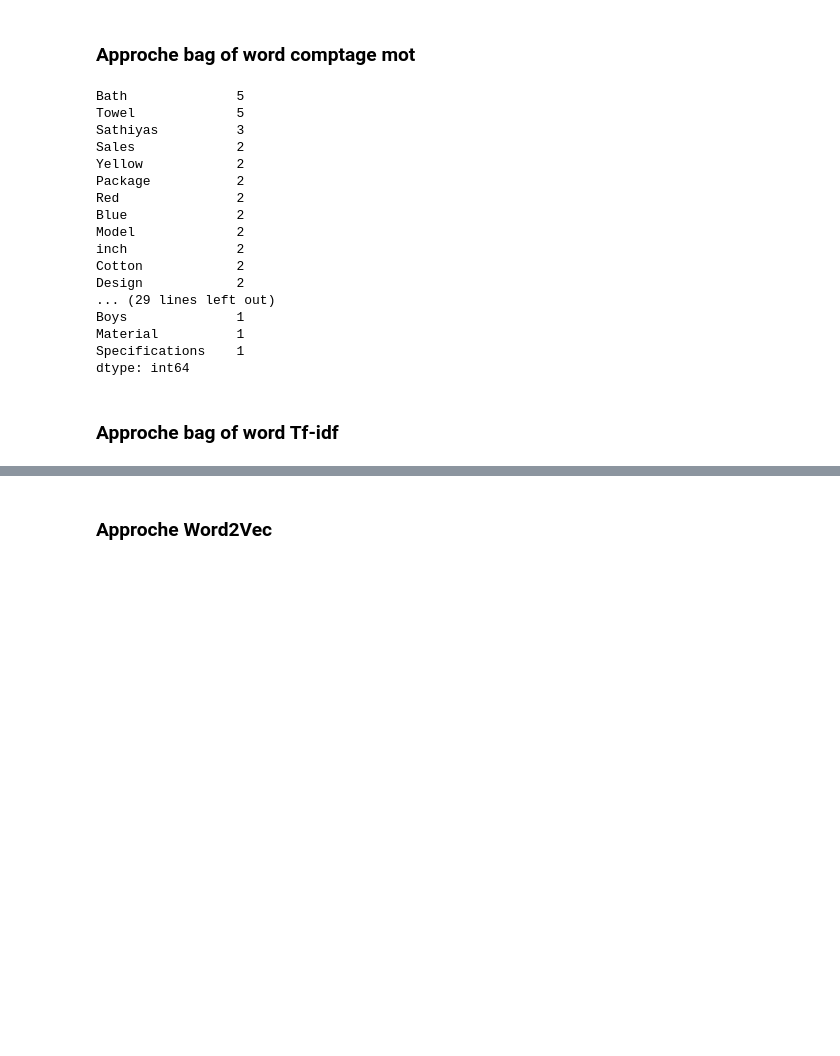
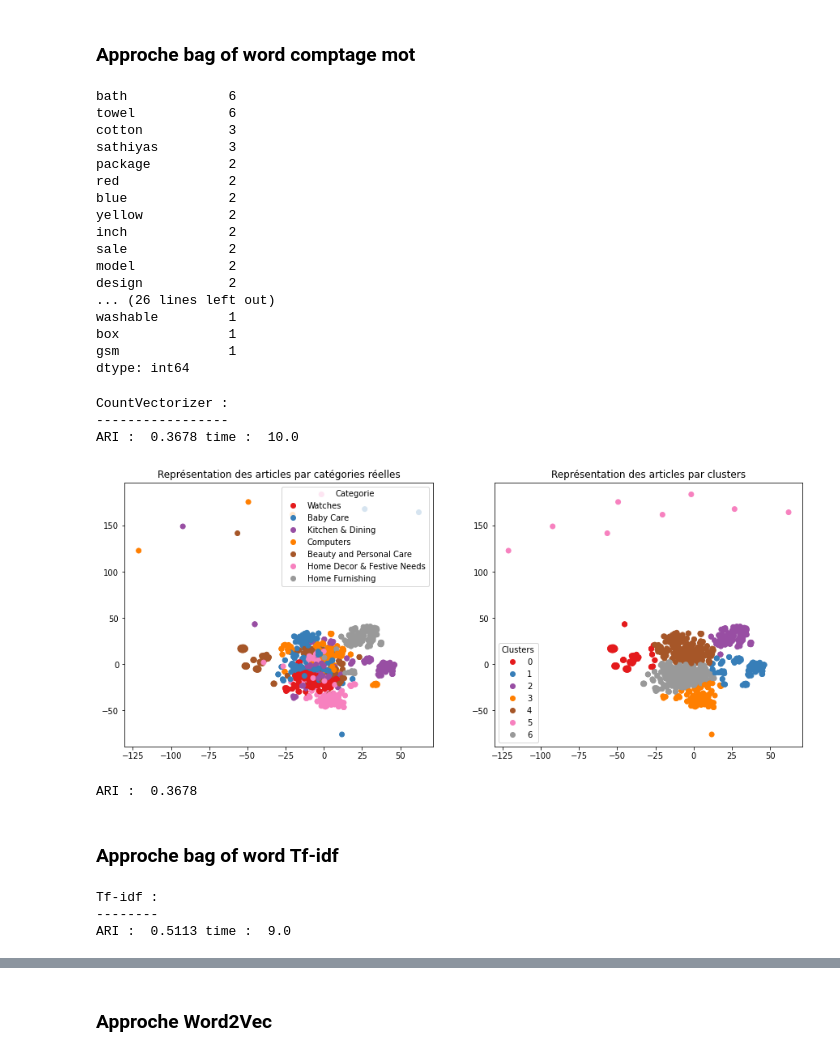
Before and after one commit to 0SJ0/Marketplace, a Jupyter notebook: P6_Notebook.ipynb, the cells around one changed output, grey strips where cells are left out. Drawn from its saved outputs; the diff is of its cells as text; code cells hidden in the pictures; blank space fills up the shorter version.

```diff
--- a/P6_Notebook.ipynb
+++ b/P6_Notebook.ipynb
@@ -339,7 +344,16 @@ def stop_word_filter_fct(list_words) :
     filtered_w2 = [w for w in filtered_w if len(w) > 2]
     return filtered_w2
 
+# En minuscule
+def lower_start_fct(list_words) :
+    lw = [w.lower() for w in list_words]
+    return lw
 
-test=stop_word_filter_fct(tokenizer_fct(test))
-test
+def lemma_fct(list_words) :
+    lemmatizer = WordNetLemmatizer()
+    lem_w = [lemmatizer.lemmatize(w) for w in list_words]
+    return lem_w
+
+test2=lemma_fct(lower_start_fct(stop_word_filter_fct(tokenizer_fct(test))))
+test2
 # %% [output]
@@ -362,0 +407,4 @@ test
+# %%
+l_cat = list(set(df["categorie_article"]))
+print("catégories : ", l_cat)
+y_cat_num = [(1-l_cat.index(df.iloc[i]["categorie_article"])) for i in range(len(df))]
@@ -362,0 +413,6 @@ test
+# %%
+
+df['length_bow'] = df['sentence_bow'].apply(lambda x : len(word_tokenize(x)))
+print("max length bow : ", df['length_bow'].max())
+df['length_dl'] = df['sentence_dl'].apply(lambda x : len(word_tokenize(x)))
+print("max length dl : ", df['length_dl'].max())
@@ -363,24 +488,46 @@ test
 # %% [markdown]
 ### Approche bag of word comptage mot
 # %%
-pd.value_counts(test)
+pd.value_counts(test2)
 # %% [output]
-Bath              5
-Towel             5
-Sathiyas          3
-Sales             2
-Yellow            2
-Package           2
-Red               2
-Blue              2
-Model             2
-inch              2
-Cotton            2
-Design            2
-... (29 lines left out)
-Boys              1
-Material          1
-Specifications    1
+bath             6
+towel            6
+cotton           3
+sathiyas         3
+package          2
+red              2
+blue             2
+yellow           2
+inch             2
+sale             2
+model            2
+design           2
+... (26 lines left out)
+washable         1
+box              1
+gsm              1
 dtype: int64
+# %%
+print("CountVectorizer : ")
+print("-----------------")
+ARI, X_tsne, labels = ARI_fct(cv_transform)
+print()
+# %% [output]
+CountVectorizer :
+-----------------
+ARI :  0.3678 time :  10.0
+# %%
+ TSNE_visu_fct(X_tsne, y_cat_num, labels, ARI)
+# %% [output]
+[figure, added]
+ARI :  0.3678
 # %% [markdown]
 ### Approche bag of word Tf-idf
+# %%
+print("Tf-idf : ")
+print("--------")
+ARI, X_tsne, labels = ARI_fct(ctf_transform)
+# %% [output]
+Tf-idf :
+--------
+ARI :  0.5113 time :  9.0
```
Also changed, not shown: parts of 35 cells of this notebook.
